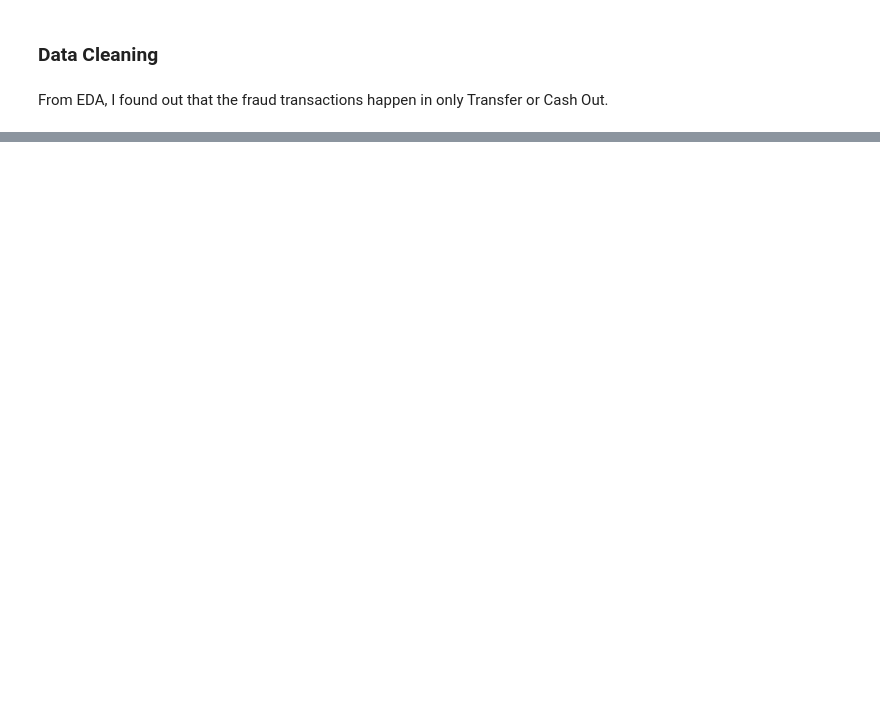
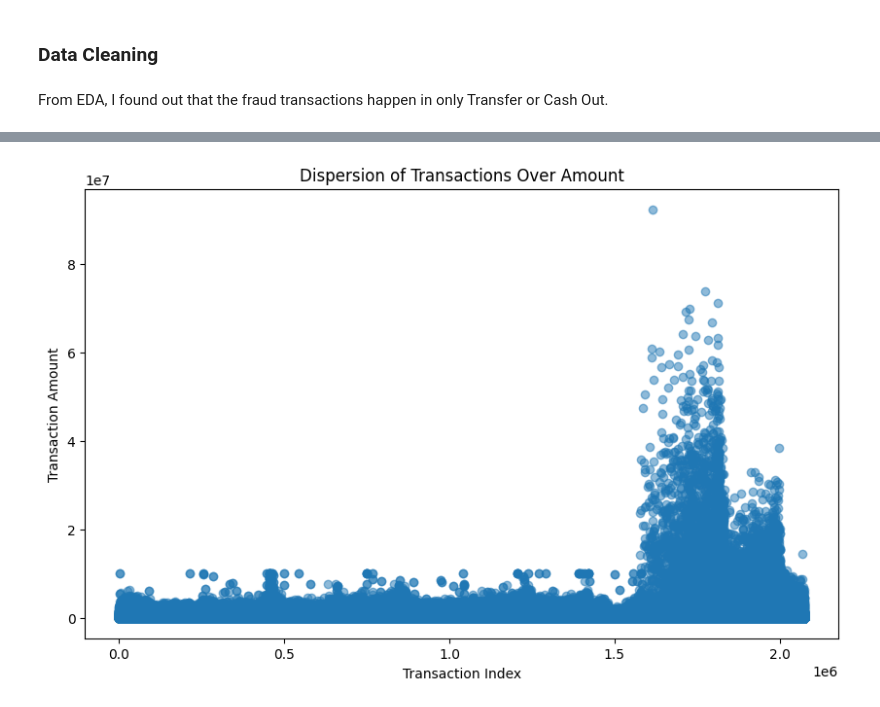
Before and after one commit to iamabhinav13/fraud-detection, a Jupyter notebook: FraudDetection.ipynb, the cells around one changed output, grey strips where cells are left out. Drawn from its saved outputs; the diff is of its cells as text; code cells hidden in the pictures; blank space fills up the shorter version.

```diff
--- a/FraudDetection.ipynb
+++ b/FraudDetection.ipynb
@@ -234,3 +234,16 @@ print(X.head())
 15            229133.94
 19            215310.30
 24            311685.89
+# %%
+import matplotlib.pyplot as plt
+
+# Assuming 'X' contains the transaction data
+
+plt.figure(figsize=(10, 6))
+plt.scatter(range(len(X)), X['amount'], alpha=0.5)
+plt.xlabel('Transaction Index')
+plt.ylabel('Transaction Amount')
+plt.title('Dispersion of Transactions Over Amount')
+plt.show()
+# %% [output]
+[figure, added]
```
Also changed, not shown: parts of 10 cells of this notebook.
